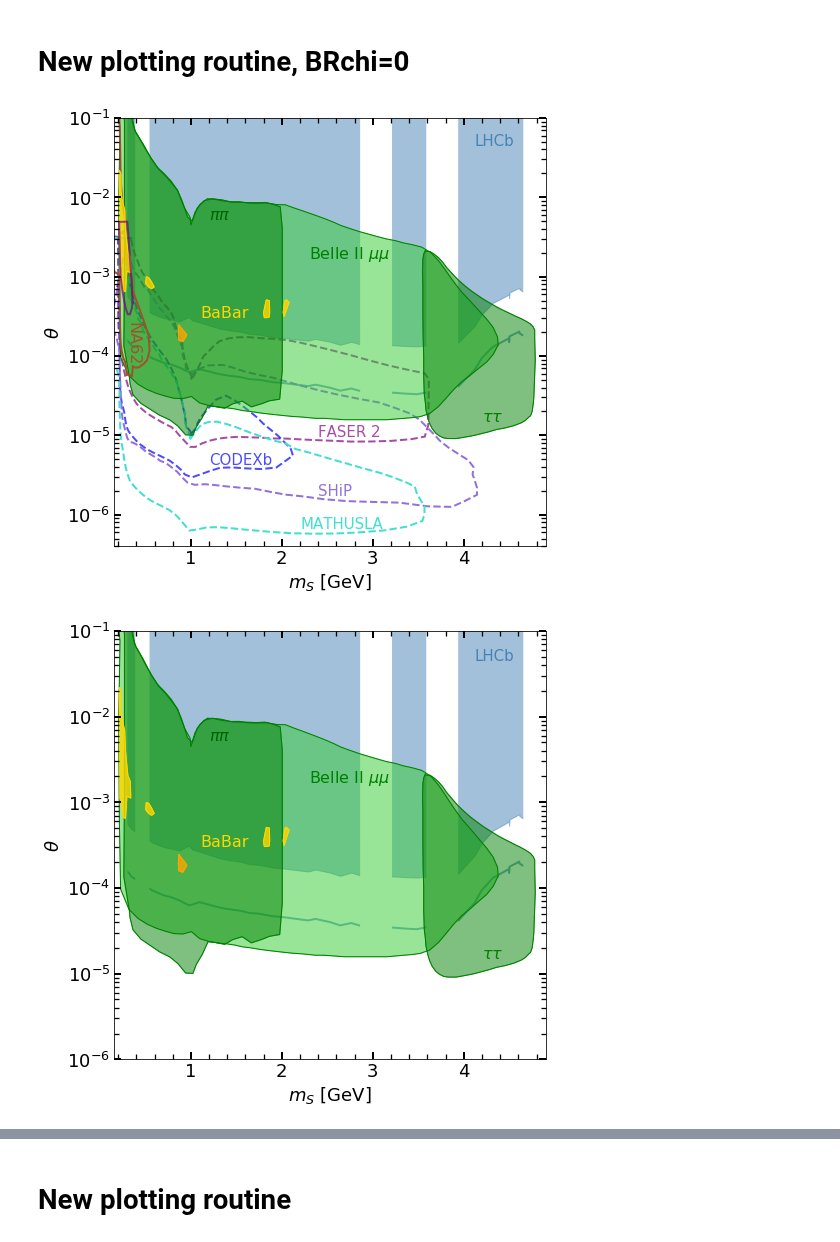
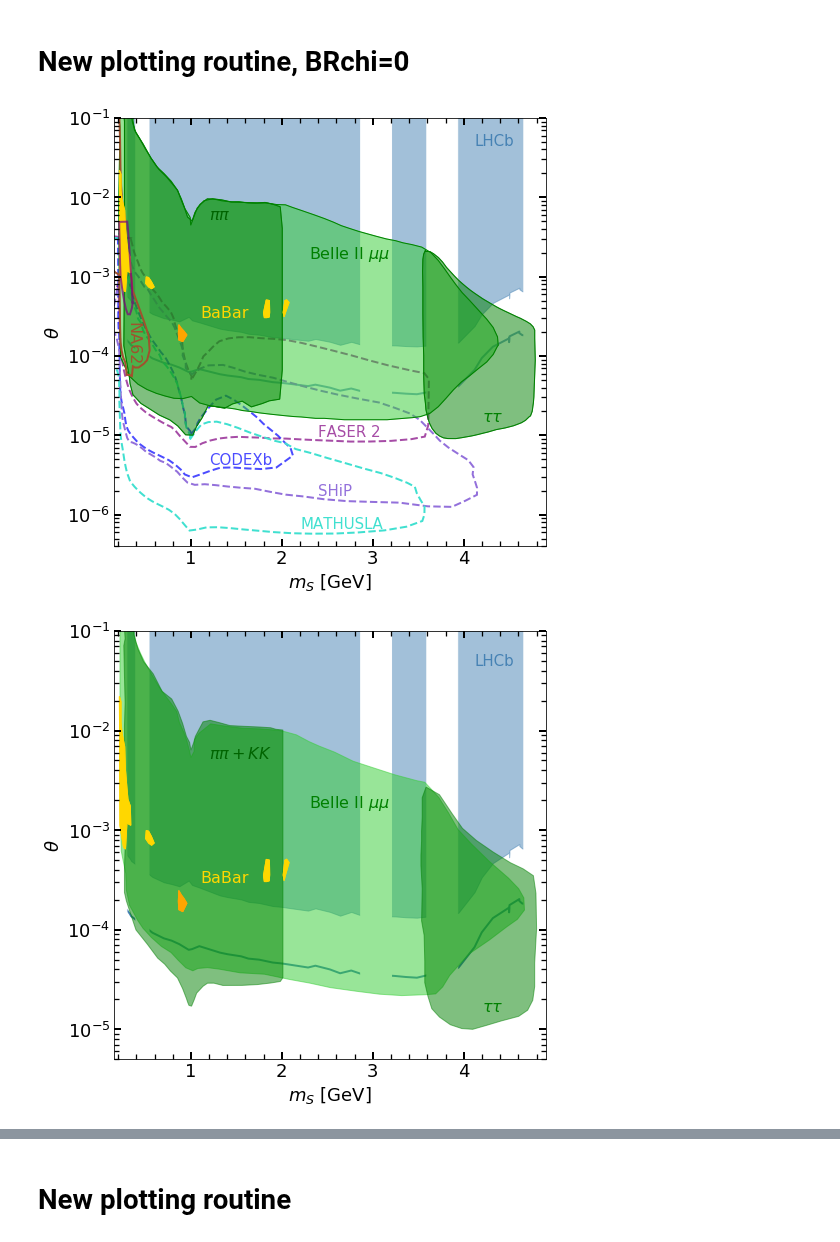
Before and after one commit to anasthesia/B-K, a Jupyter notebook: Combined_bounds.ipynb, the cells around one changed output, grey strips where cells are left out. Drawn from its saved outputs; the diff is of its cells as text; code cells hidden in the pictures.

Commit message:
final results

```diff
--- a/Combined_bounds.ipynb
+++ b/Combined_bounds.ipynb
@@ -41,7 +41,7 @@ def plotGen(inputfile, lineScatterFillORPolygon, color, linewidthORmarkersize,*a
         data=data[np.argsort(data[:, 0])]
 
         if (lineScatterFillORPolygon=="line"):
-            ax.plot(data[:,0],data[:,1],c=color,linewidth=linewidthORmarkersize, zorder=0, alpha=0.7)
+            ax.plot(data[:,0],data[:,1],c=color,linewidth=linewidthORmarkersize,**kwargs)
         if (lineScatterFillORPolygon=="scatter"):
             ax.scatter(data[:,0],data[:,1],c=color,s=linewidthORmarkersize)
         if (lineScatterFillORPolygon=="fill"):
@@ -106,6 +106,6 @@ def whiteregions(m):
     return np.heaviside(m - 0.25,0)*np.heaviside(-m + 0.4,0) + np.heaviside(m - 0.5,0)*np.heaviside(-m + 2.9,0)\
     + np.heaviside(m - 3.2,0)*np.heaviside(-m + 3.6,0) + np.heaviside(m - 3.9,0)*np.heaviside(-m + 4.7,0)
 
-def plotWhiteRegions(yupper):
+def plotColorRegions(yupper,c,*args,**kwargs):
     m=np.linspace(0.2,5,num=100);
-    plt.fill_between(m,whiteregions(m),yupper,color="white",zorder=1)
+    plt.fill_between(m,whiteregions(m),yupper,color=c)
@@ -223,7 +245,7 @@ ax.set_position([0.15,0.1,0.8,0.85])
 
 babarFolder="results/BaBar/"
 #belleIIFoder="results/BelleII/"
-belleIIFoder="results/BelleII_new/"
+belleIIFoder="results/BelleII_new_correctedGeomInt/"
 
 LHCBcolor="steelblue"
 Belle2color_mu="limegreen"
@@ -348,7 +370,7 @@ plt.text(1.1, 3E-4, 'BaBar',rotation=0,c=Babarcolor_mu,fontsize=16)
 
 fig.savefig('./results/m-alpha_combined_BR0_nonlog-3events.png')
 # %% [output]
-[figure, old version]
+[figure, new version]
 # %%
 fig=plt.figure(figsize=(7.5,7))
 ax  = fig.add_subplot(111)
@@ -357,7 +379,7 @@ ax.set_position([0.15,0.1,0.8,0.85])
 
 babarFolder="results/BaBar/"
 #belleIIFoder="results/BelleII/"
-belleIIFoder="results/BelleII_new/"
+belleIIFoder="results/BelleII_new_correctedGeomInt/"
 
 LHCBcolor="steelblue"
 Belle2color_mu="limegreen"
@@ -381,10 +403,10 @@ plotGen("results/LHCB_BR0/0-m-alpha_exclusion_DBR0_Bplus-Kplus.dat","fill", LHCB
 #plotGen("results/LHCB_BR0/LHCb_Run3_calculated.dat","line", "slategray",2)
 #plotGen("results/LHCB_BR0/LHCb_Run3_calculated_promt.dat","line", "black",2)
 #plotGen("results/LHCB_BR0/LHCb_Run3_simulated.dat","line", "blue",2)
-plotGen("results/LHCB_BR0/LHCb_Run3_calculated_displaced+prompt.dat","line", LHCBcolor,2)
-plotWhiteRegions(10**(0))
+plotGen("results/LHCB_BR0/LHCb_Run3_calculated_displaced+prompt.dat","line",LHCBcolor,2,alpha=1,zorder=0)
+plotColorRegions(10**(0),"white",zorder=10,alpha=1)
 
-patchLHCB = mpatches.Patch(color=LHCBcolor, label='LHCb')
+patchLHCB = mpatches.Patch(color=LHCBcolor, label='LHCb',zorder=2)
 
 """
 #FASER2 plots
@@ -401,11 +423,15 @@ plotGen("MATHUSLA.dat","nonfilledpolygon", "turquoise",2,"dashed")
 #BelleII plots
 plotGen(belleIIFoder+"BelleII_exclusive_SPVA_muons.dat","oppacpolygon", Belle2color_mu,1)
 plotGen(belleIIFoder+"BelleII_exclusive_SPVA_taus.dat","oppacpolygon", Belle2color_pi,1,zorder=3)
-plotGen(belleIIFoder+"BelleII_exclusive_SPVA_pions.dat","oppacpolygon", Belle2color_pi,1)
-
+#plotGen(belleIIFoder+"BelleII_exclusive_SPVA_pions.dat","oppacpolygon", Belle2color_pi,1)
+plotGen(belleIIFoder+"BelleII_exclusive_SPVA_pions+kaons.dat","oppacpolygon", Belle2color_pi,1)
+#plotGen(belleIIFoder+"BelleII_exclusive_SPVA_mu+pi+k+tau.dat","nonfilledpolygon", "lightgreen",1)
+"""
 plotGen(belleIIFoder+"BelleII_exclusive_SPVA_muons.dat","nonfilledpolygon", Belle2color_pi,1)
 plotGen(belleIIFoder+"BelleII_exclusive_SPVA_taus.dat","nonfilledpolygon", Belle2color_pi,1)
 plotGen(belleIIFoder+"BelleII_exclusive_SPVA_pions.dat","nonfilledpolygon", Belle2color_pi,1)
+plotGen(belleIIFoder+"BelleII_exclusive_SPVA_pions+kaons.dat","nonfilledpolygon", Belle2color_pi,1)
+"""
 
 #NA62 plots
 #plotGen("NA62_Winkler.dat","nonfilledpolygon", "sienna",2)
@@ -431,6 +457,7 @@ plotGen(babarFolder+"0-1-m-alpha_exclusion_DBR0_BaBar_mumu.dat","nonfilledpolygo
 plotGen(babarFolder+"0-2-m-alpha_exclusion_DBR0_BaBar_mumu.dat","nonfilledpolygon", Babarcolor_mu,1)
 plotGen(babarFolder+"0-3-m-alpha_exclusion_DBR0_BaBar_mumu.dat","nonfilledpolygon", Babarcolor_mu,1)
 plotGen(babarFolder+"1-m-alpha_exclusion_DBR0_BaBar_pipi.dat","nonfilledpolygon", Babarcolor_pi,1)
+
 
 
 #FASER plots
@@ -455,36 +482,36 @@ ax.set_yscale("log")
 Legend=plt.legend(handles=[patchLHCB,patchBaBarmu, patchBaBarpi, patchBelleII],loc='lower left',\
            bbox_to_anchor=(0.65, 0.71, 0.5, 2))
 plt.gca().add_artist(Legend)
 '''
 
 
 #ax.legend(handles=[patch0,patch1,patch2,patch3,patch4],loc='lower left',\
 #           bbox_to_anchor=(1, 0.3, 0.5, 1),title="LHCB BR(dark)=")
 xticks=np.arange(0.2,5,0.2)
 fifthticks=np.arange(0.2,5,0.5)
 ax.set_xticks(xticks, minor="True")
 ax.tick_params(axis='both',which='major',direction='in',length=7,width=2,right="True", top="True")
 ax.tick_params(axis='both',which='minor',direction='in',length=5,width=1.3, right="True", top="True")
 
 ax.set_xlim( (0.15, 4.9))
-ax.set_ylim((10**(-6),1*10**(-1)))
+ax.set_ylim((5*10**(-6),1*10**(-1)))
 """
 plt.text(2.2, 6.7E-7, 'MATHUSLA',rotation=0,c="turquoise",fontsize=15)
 plt.text(2.4, 1.75E-6, 'SHiP',rotation=0,c="mediumpurple",fontsize=15)
 plt.text(1.2, 4.3E-6, 'CODEXb',rotation=0,c="b",fontsize=15,alpha=0.7)
 plt.text(2.4, 0.95E-5, 'FASER 2',rotation=0,c="purple",fontsize=15,alpha=0.7)
 """
 plt.text(4.12, 4.5E-2, 'LHCb',rotation=0,c=LHCBcolor,fontsize=15)
 #plt.text(2.2, 4.7E-5, 'HL LHCb',rotation=0,c=LHCBcolor)
 plt.text(2.3, 1.7E-3, 'Belle II $\mu \mu$',rotation=0,c=Belle2color_pi,fontsize=16)
 plt.text(4.2, 1.5E-5, '$\\tau \\tau$',rotation=0,c=Belle2color_pi,fontsize=16)
-plt.text(1.2, 5.2E-3, '$\pi \pi$',rotation=0,c="darkgreen",fontsize=16)
+plt.text(1.2, 5.2E-3, '$\pi \pi+KK$',rotation=0,c="darkgreen",fontsize=16)
 plt.text(1.1, 3E-4, 'BaBar',rotation=0,c=Babarcolor_mu,fontsize=16)
 
 
 fig.savefig('./results/m-alpha_combined_BelleIIchannels_3events.png')
 # %% [output]
-[figure, old version]
+[figure, new version]
 # %%
 fig=plt.figure(figsize=(7.5,7))
 ax  = fig.add_subplot(111)
```
Also changed, not shown: parts of 2 cells of this notebook, 9 other files.
